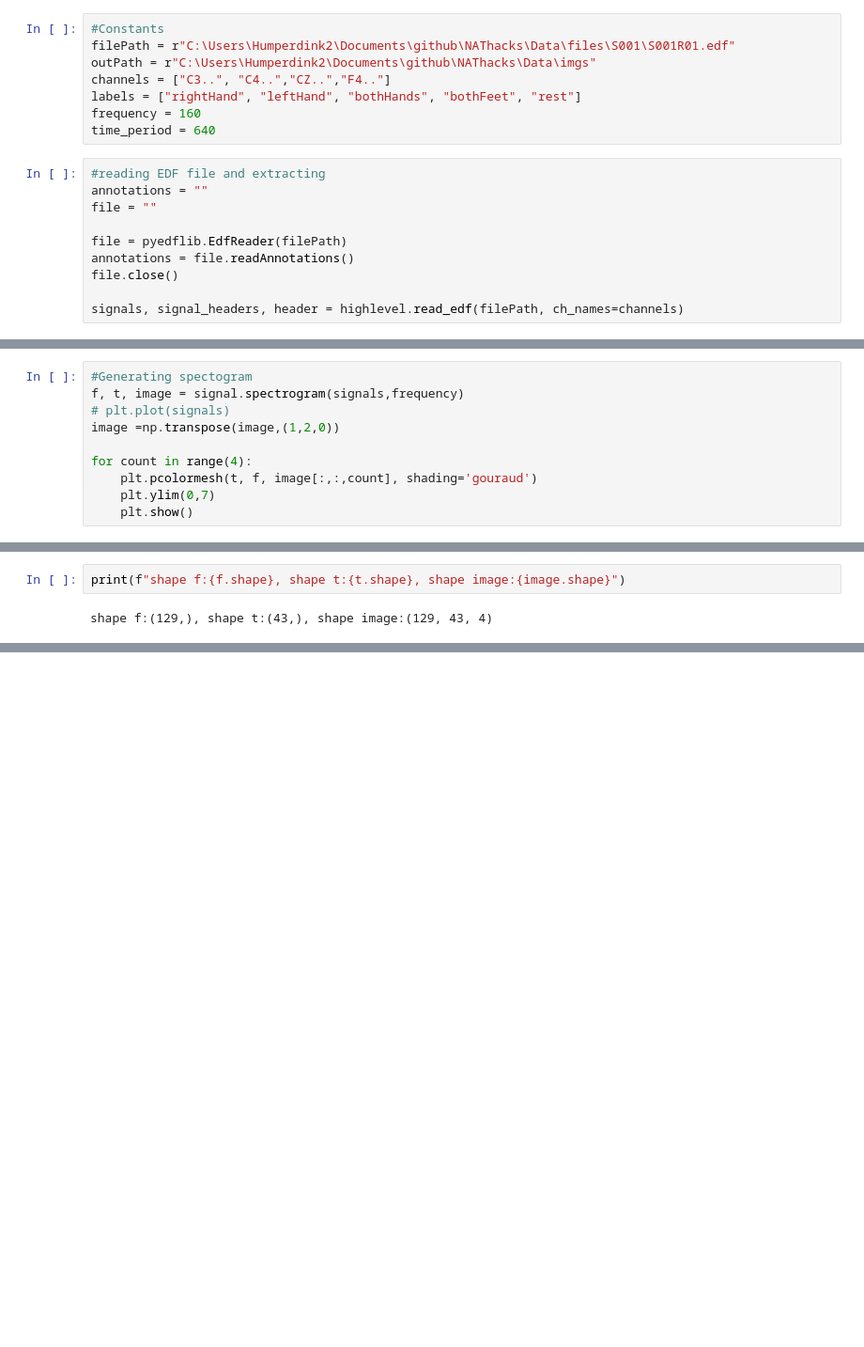
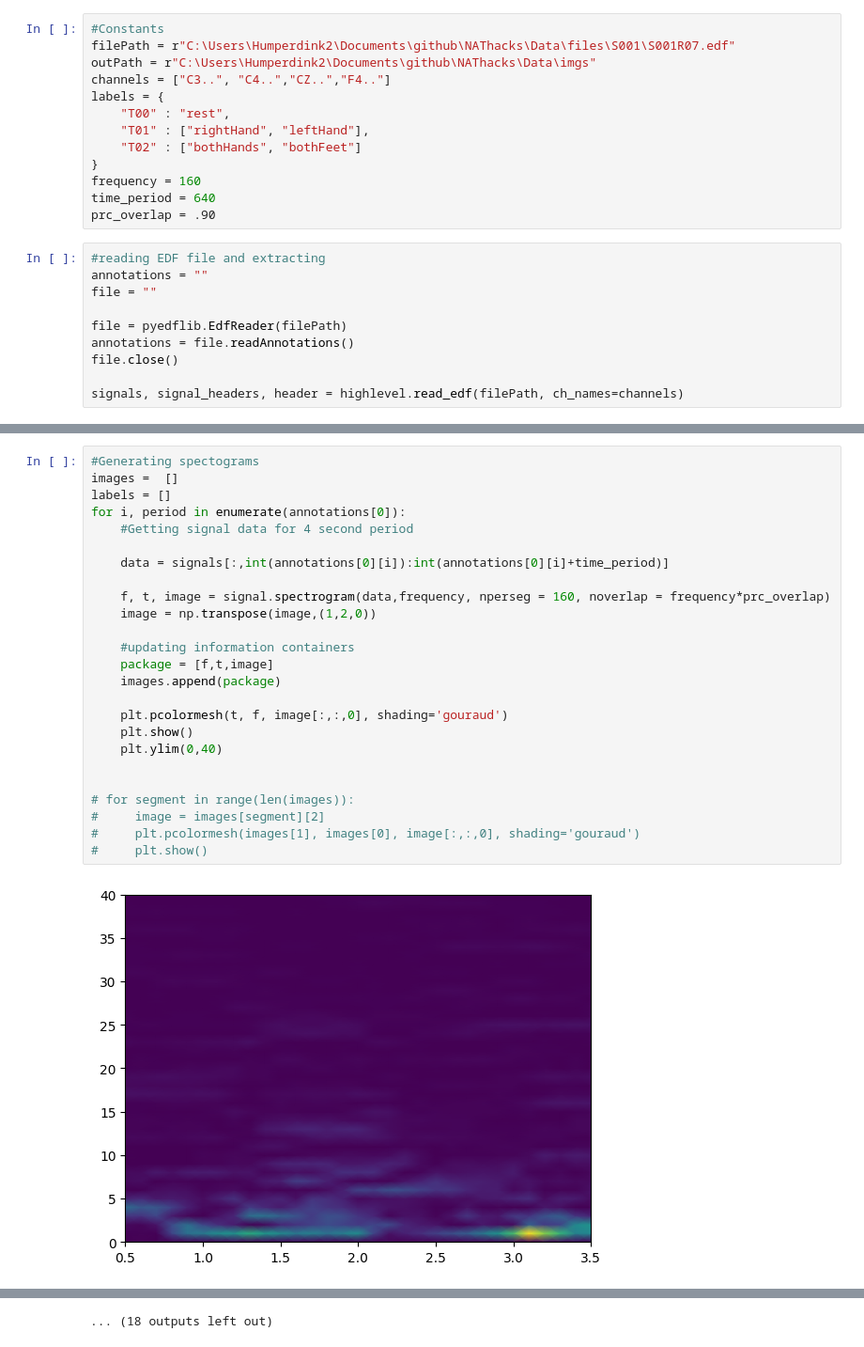
Before and after one commit to Miekale/NAThacks, a Jupyter notebook: Generating_datset.ipynb, the cells around one changed output, grey strips where cells are left out. Shown at 94% size. Drawn from its saved outputs; the diff is of its cells as text; blank space fills up the shorter version.

Commit message:
spectrographs updated for each period

```diff
--- a/Generating_datset.ipynb
+++ b/Generating_datset.ipynb
@@ -10,11 +9,16 @@ from datetime import datetime
 # %%
 #Constants
-filePath = r"C:\Users\Humperdink2\Documents\github\NAThacks\Data\files\S001\S001R01.edf"
+filePath = r"C:\Users\Humperdink2\Documents\github\NAThacks\Data\files\S001\S001R07.edf"
 outPath = r"C:\Users\Humperdink2\Documents\github\NAThacks\Data\imgs"
 channels = ["C3..", "C4..","CZ..","F4.."]
-labels = ["rightHand", "leftHand", "bothHands", "bothFeet", "rest"]
+labels = {
+    "T00" : "rest",
+    "T01" : ["rightHand", "leftHand"],
+    "T02" : ["bothHands", "bothFeet"]
+}
 frequency = 160
 time_period = 640
+prc_overlap = .90
 # %%
 #reading EDF file and extracting
 annotations = ""
@@ -33,10 +43,0 @@ print(annotations)
-# %%
-#Generating spectogram
-f, t, image = signal.spectrogram(signals,frequency)
-# plt.plot(signals)
-image =np.transpose(image,(1,2,0))
-
-for count in range(4):
-    plt.pcolormesh(t, f, image[:,:,count], shading='gouraud')
-    plt.ylim(0,7)
-    plt.show()
@@ -48,4 +44,27 @@ for count in range(4):
-# %%
-print(f"shape f:{f.shape}, shape t:{t.shape}, shape image:{image.shape}")
-# %% [output]
-shape f:(129,), shape t:(43,), shape image:(129, 43, 4)
+# %%
+#Generating spectograms
+images =  []
+labels = []
+for i, period in enumerate(annotations[0]):
+    #Getting signal data for 4 second period
+
+    data = signals[:,int(annotations[0][i]):int(annotations[0][i]+time_period)]
+
+    f, t, image = signal.spectrogram(data,frequency, nperseg = 160, noverlap = frequency*prc_overlap)
+    image = np.transpose(image,(1,2,0))
+
+    #updating information containers
+    package = [f,t,image]
+    images.append(package)
+
+    plt.pcolormesh(t, f, image[:,:,0], shading='gouraud')
+    plt.show()
+    plt.ylim(0,40)
+
+
+# for segment in range(len(images)):
+#     image = images[segment][2]
+#     plt.pcolormesh(images[1], images[0], image[:,:,0], shading='gouraud')
+#     plt.show()
+# %% [output]
+[figure, added]
@@ -51,0 +82 @@ shape f:(129,), shape t:(43,), shape image:(129, 43, 4)
+... (18 outputs left out)
```
Also changed, not shown: parts of 4 cells of this notebook.
